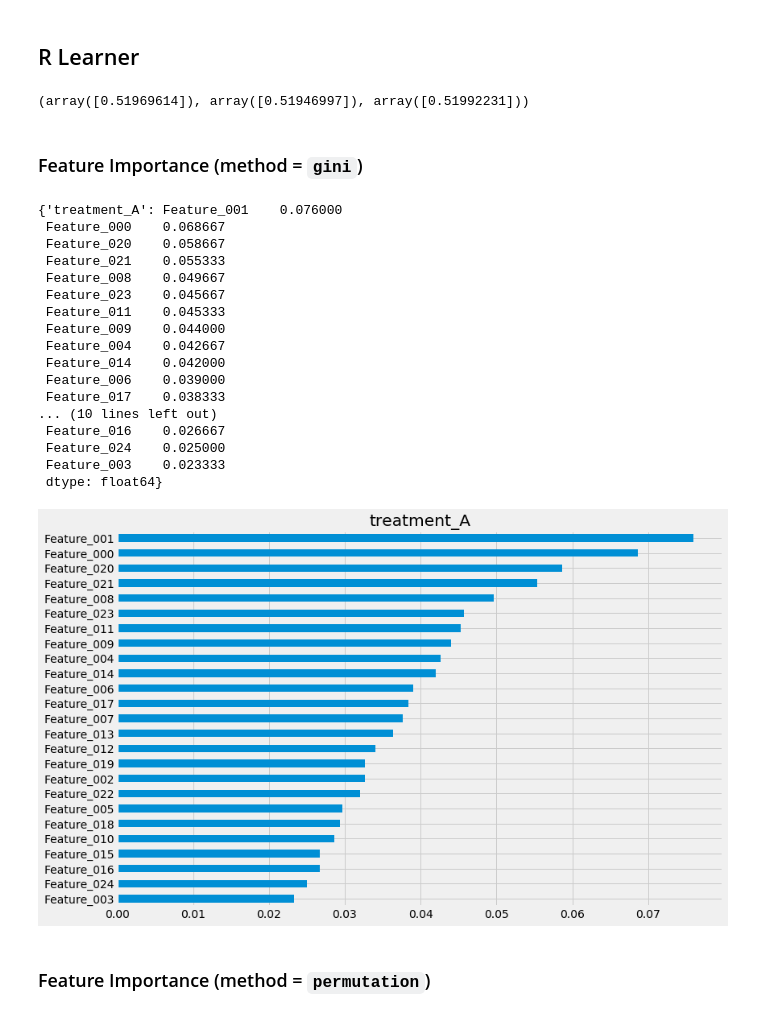
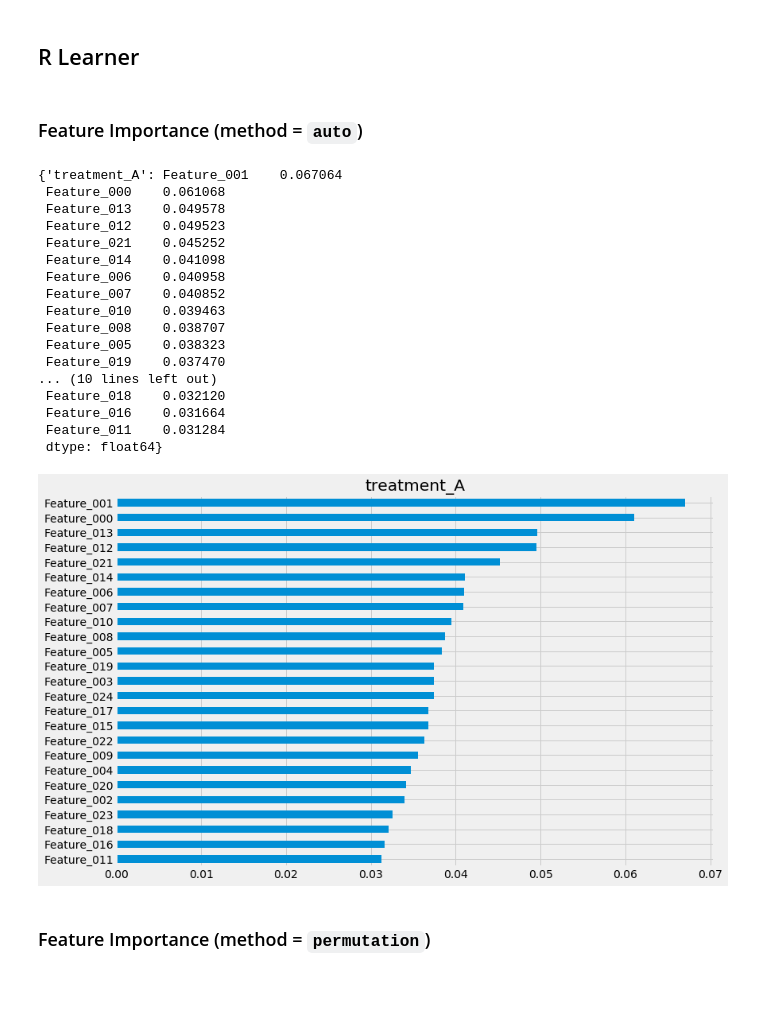
Before and after one commit to uber/causalml, a Jupyter notebook: examples/feature_interpretations_example.ipynb, the cells around one changed output. Drawn from its saved outputs; the diff is of its cells as text; code cells hidden in the pictures; blank space fills up the shorter version.

```diff
--- a/examples/feature_interpretations_example.ipynb
+++ b/examples/feature_interpretations_example.ipynb
@@ -427,7 +442,5 @@ xlearner.plot_shap_dependence(treatment_group='treatment_A',
 # %% [markdown]
 ## R Learner
 # %%
-rlearner = BaseRRegressor(LGBMRegressor(), control_name='control')
-rlearner.estimate_ate(X, e_multi, w_multi, y)
+rlearner = BaseRRegressor(LGBMRegressor(importance_type='gain'), control_name='control')
+rlearner_tau = rlearner.fit_predict(X, e_multi, w_multi, y)
-# %% [output]
-(array([0.51969614]), array([0.51946997]), array([0.51992231]))
@@ -436,29 +447,29 @@ rlearner_tau = rlearner.fit_predict(X, e_multi, w_multi, y)
 # %% [markdown]
-### Feature Importance (method = `gini`)
+### Feature Importance (method = `auto`)
 # %%
-rlearner.get_importance(X=X, tau=rlearner_tau, normalize=True, method='gini')
+rlearner.get_importance(X=X, tau=rlearner_tau, normalize=True, method='auto')
 # %% [output]
-{'treatment_A': Feature_001    0.076000
- Feature_000    0.068667
- Feature_020    0.058667
- Feature_021    0.055333
- Feature_008    0.049667
- Feature_023    0.045667
- Feature_011    0.045333
- Feature_009    0.044000
- Feature_004    0.042667
- Feature_014    0.042000
- Feature_006    0.039000
- Feature_017    0.038333
+{'treatment_A': Feature_001    0.067064
+ Feature_000    0.061068
+ Feature_013    0.049578
+ Feature_012    0.049523
+ Feature_021    0.045252
+ Feature_014    0.041098
+ Feature_006    0.040958
+ Feature_007    0.040852
+ Feature_010    0.039463
+ Feature_008    0.038707
+ Feature_005    0.038323
+ Feature_019    0.037470
 ... (10 lines left out)
- Feature_016    0.026667
- Feature_024    0.025000
- Feature_003    0.023333
+ Feature_018    0.032120
+ Feature_016    0.031664
+ Feature_011    0.031284
  dtype: float64}
 # %%
-rlearner.plot_importance(X=X, tau=rlearner_tau, normalize=True, method='gini')
+rlearner.plot_importance(X=X, tau=rlearner_tau, method='auto')
 # %% [output]
-[figure, old version]
+[figure, new version]
 # %% [markdown]
 ### Feature Importance (method = `permutation`)
 # %%
```
Also changed, not shown: parts of 48 cells of this notebook.
